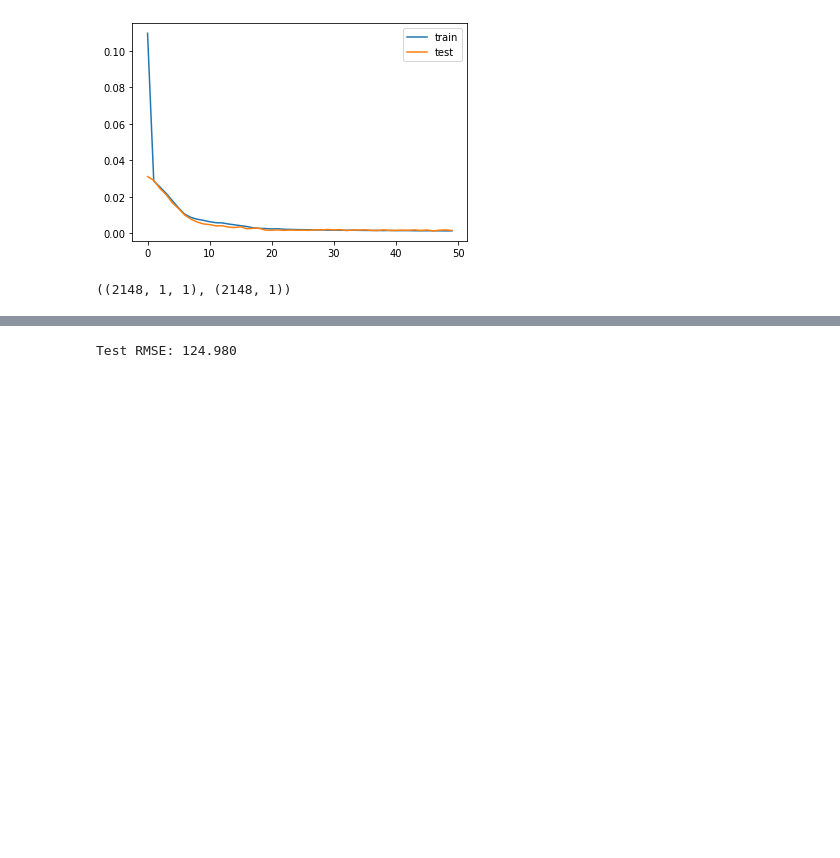
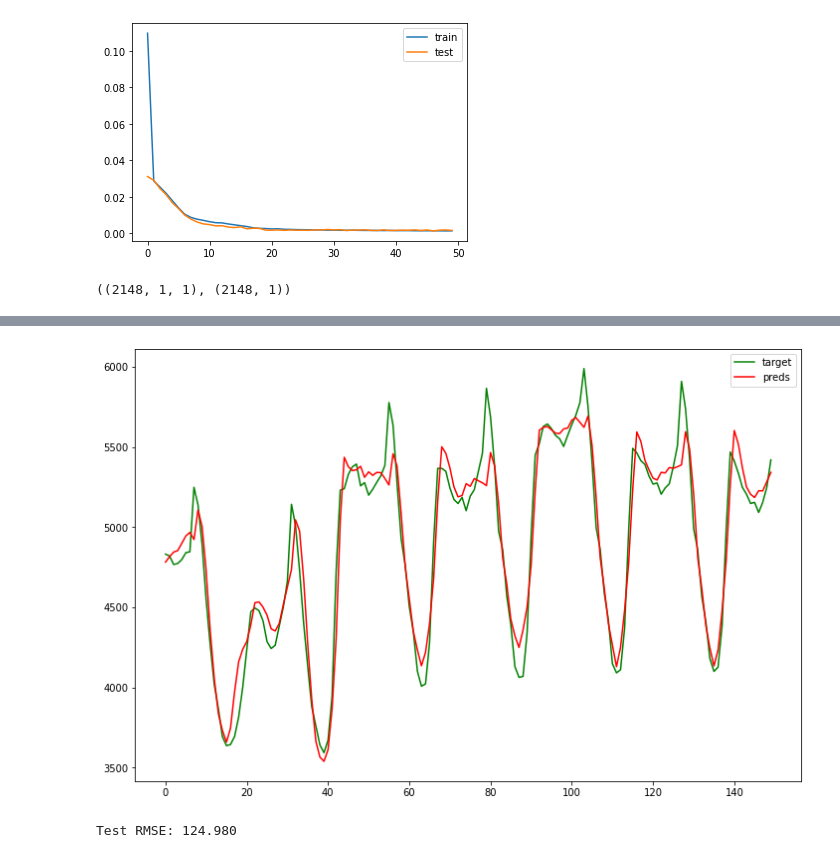
Before and after one commit to ShahabSabzi/Electricity-Demand-Forecasting-Using-Deep-Learning, a Jupyter notebook: Milestone2.ipynb, the cells around one changed output, grey strips where cells are left out. Drawn from its saved outputs; the diff is of its cells as text; code cells hidden in the pictures; blank space fills up the shorter version.

```diff
--- a/Milestone2.ipynb
+++ b/Milestone2.ipynb
@@ -256,3 +262,11 @@ py.iplot([actual_chart, predict_chart])
+# %%
+plt.figure(figsize=(12,8))
+plt.plot(Y_reshape[:150], color='g', label='target')
+plt.plot(pred_reshape[:150], color='r', label='preds')
+plt.legend()
+plt.show()
+# %% [output]
+[figure, added]
 # %%
 #RMSE
 rmse = sqrt(mean_squared_error(Y_reshape, pred_reshape))
```
Also changed, not shown: parts of 3 cells of this notebook.
